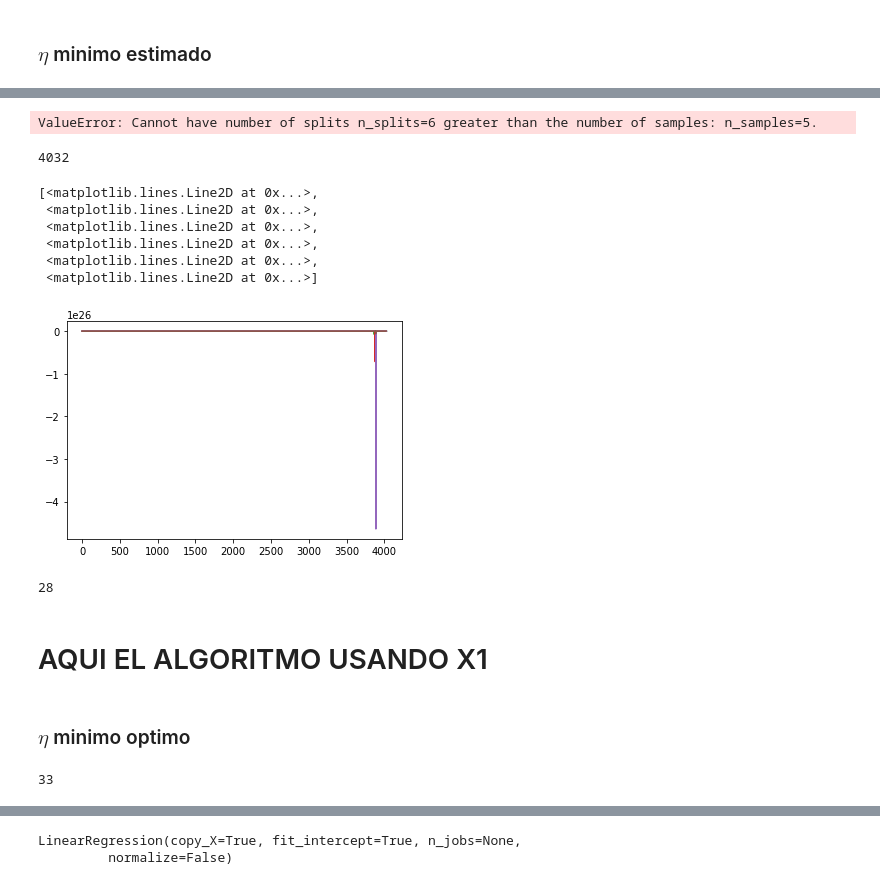
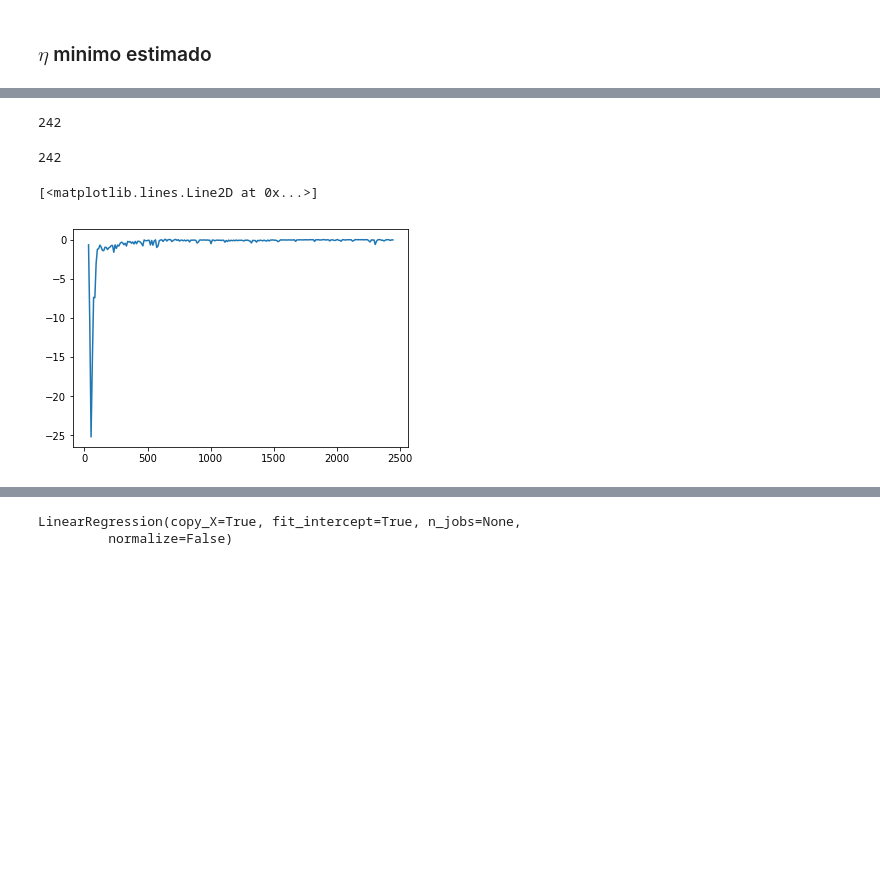
Before and after one commit to mcuscagua/Aprendizaje_Automatico, a Jupyter notebook: Trabajo_1/Liz/Linear Regression2.ipynb, the cells around one changed output, grey strips where cells are left out. Drawn from its saved outputs; the diff is of its cells as text; code cells hidden in the pictures; blank space fills up the shorter version.

```diff
--- a/Trabajo_1/Liz/Linear Regression2.ipynb
+++ b/Trabajo_1/Liz/Linear Regression2.ipynb
@@ -34,7 +34,4 @@ len(df1.columns)
 # %%
-#Hpyer_Parameters = [[1,2,3,4,5,6,7,8,9,]]
-#set_parameters = [i for i in it.product(*Hpyer_Parameters)]
-#n=0
 Epsilon = 0.2
 delta = 0.1
 h_aprox = len(df1.columns)
@@ -43,6 +40,7 @@ def n_est(Epsilon,delta,h_aprox):
     return int(np.ceil((1/Epsilon)*(np.log(h_aprox) + np.log(1/delta))))
 
 n=n_est(Epsilon,delta,h_aprox)
+step=10
 n
 # %% [output]
 33
@@ -57,13 +59,13 @@ from sklearn import metrics,model_selection
 Accuracy= []
 scores=[]
 lm = LinearRegression()
-for i in range (n,len(df1),1):
-    X1_tr, X1_ts, Y1_tr, Y1_ts = train_test_split(X, Y, train_size = i/X.shape[0], random_state=19)
-    X1_va, X1_ts, Y1_va, Y1_ts = train_test_split(X1_ts, Y1_ts, train_size = 0.5, random_state=19)
+for i in range (n,int(len(df1)*0.6),step):
+    X1_tr, X1_t, Y1_tr, Y1_t = train_test_split(X, Y,test_size= i/X.shape[0]*0.4/0.6, train_size = i/X.shape[0], random_state=19)
+    X1_va, X1_ts, Y1_va, Y1_ts = train_test_split(X1_t, Y1_t, test_size = 0.5, train_size = 0.5, random_state=19)
     model = lm.fit(X1_tr, Y1_tr)
     predictions = lm.predict(X1_ts)
     Accuracy.append(metrics.r2_score(Y1_ts, predictions))
     scores.append(cross_val_score(model, X1_ts, Y1_ts, cv=6))
 len(Accuracy)
 # %% [output]
-ValueError: Cannot have number of splits n_splits=6 greater than the number of samples: n_samples=5.
+242
@@ -72,22 +72,15 @@ N=list(range(len(scores)))
+# %%
+a = []
+for i in range(0,len(scores)): #len(N)-1
+    i=n+i*step
+    a.append(i)
+N=list(range(len(scores)))
 # %%
 len(scores)
 # %% [output]
-4032
+242
 # %%
-plt.plot(N,scores)
+plt.plot(a,Accuracy)
 # %% [output]
-[<matplotlib.lines.Line2D at 0x...>,
- <matplotlib.lines.Line2D at 0x...>,
- <matplotlib.lines.Line2D at 0x...>,
- <matplotlib.lines.Line2D at 0x...>,
- <matplotlib.lines.Line2D at 0x...>,
- <matplotlib.lines.Line2D at 0x...>]
+[<matplotlib.lines.Line2D at 0x...>]
-[figure, old version]
+[figure, new version]
-# %%
-n_est
-# %% [output]
-28
-# %% [markdown]
-# AQUI EL ALGORITMO USANDO X1
-# %% [markdown]
-### $\eta$ minimo optimo
@@ -97,4 +86,0 @@ X2_tr, X2_ts, Y2_tr, Y2_ts = train_test_split(X, Y, train_size = n_opt/X.shape[0
-# %%
-n_opt
-# %% [output]
-33
```
Also changed, not shown: parts of 37 cells of this notebook, 3 other files.
